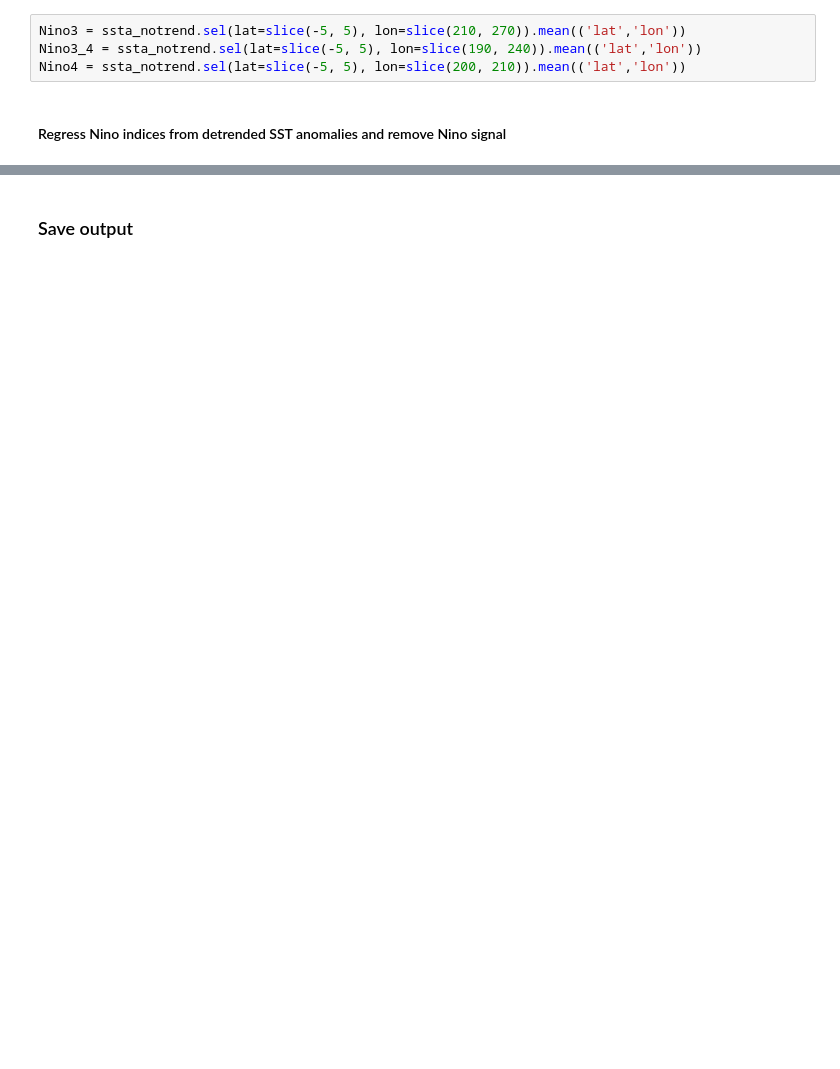
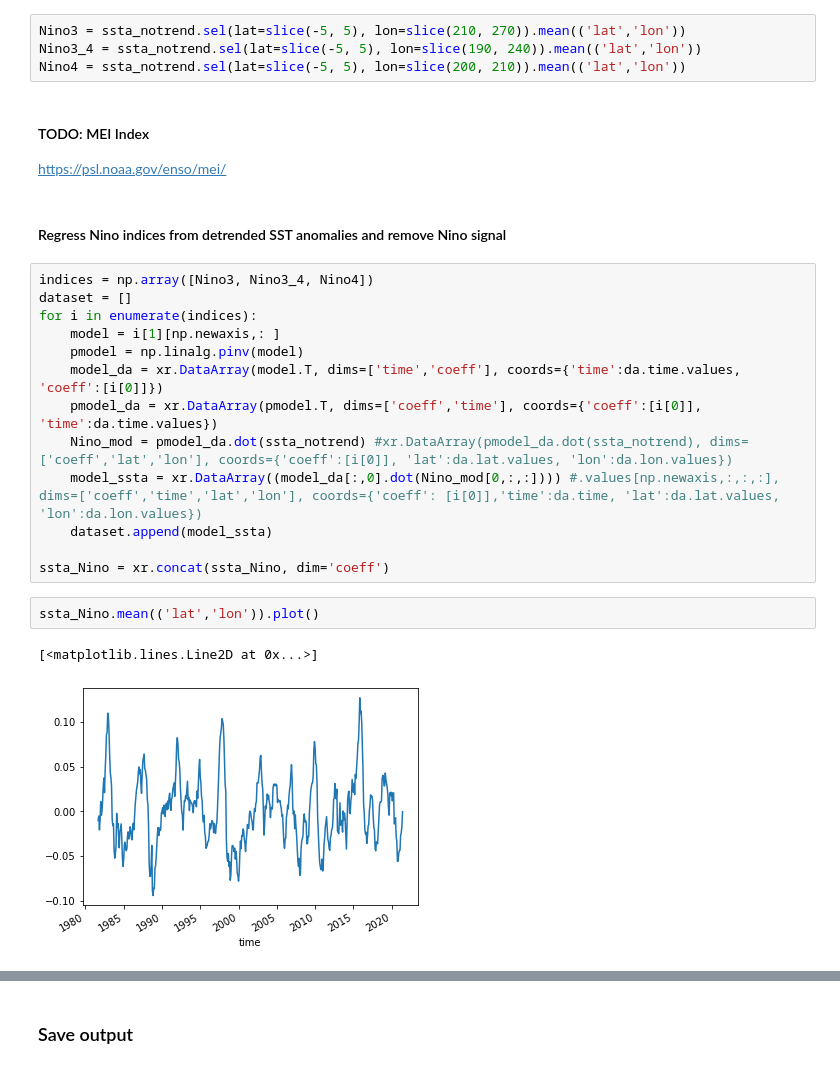
Before and after one commit to ocetrac/marine-heatwaves, a Jupyter notebook: 00_preprocess.ipynb, the cells around one changed output, grey strips where cells are left out. Drawn from its saved outputs; the diff is of its cells as text; blank space fills up the shorter version.

```diff
--- a/00_preprocess.ipynb
+++ b/00_preprocess.ipynb
@@ -85,6 +85,27 @@ ssta_trend.mean(('lat','lon')).plot()
 Nino3 = ssta_notrend.sel(lat=slice(-5, 5), lon=slice(210, 270)).mean(('lat','lon'))
 Nino3_4 = ssta_notrend.sel(lat=slice(-5, 5), lon=slice(190, 240)).mean(('lat','lon'))
 Nino4 = ssta_notrend.sel(lat=slice(-5, 5), lon=slice(200, 210)).mean(('lat','lon'))
+# %% [markdown]
+#### TODO: MEI Index
+https://psl.noaa.gov/enso/mei/
 # %% [markdown]
 #### Regress Nino indices from detrended SST anomalies and remove Nino signal
+# %%
+indices = np.array([Nino3, Nino3_4, Nino4])
+dataset = []
+for i in enumerate(indices):
+    model = i[1][np.newaxis,: ]
+    pmodel = np.linalg.pinv(model)
+    model_da = xr.DataArray(model.T, dims=['time','coeff'], coords={'time':da.time.values, 'coeff':[i[0]]})
+    pmodel_da = xr.DataArray(pmodel.T, dims=['coeff','time'], coords={'coeff':[i[0]], 'time':da.time.values})
+    Nino_mod = pmodel_da.dot(ssta_notrend) #xr.DataArray(pmodel_da.dot(ssta_notrend), dims=['coeff','lat','lon'], coords={'coeff':[i[0]], 'lat':da.lat.values, 'lon':da.lon.values})
+    model_ssta = xr.DataArray((model_da[:,0].dot(Nino_mod[0,:,:]))) #.values[np.newaxis,:,:,:], dims=['coeff','time','lat','lon'], coords={'coeff': [i[0]],'time':da.time, 'lat':da.lat.values, 'lon':da.lon.values})
+    dataset.append(model_ssta)
+
+ssta_Nino = xr.concat(ssta_Nino, dim='coeff')
+# %%
+ssta_Nino.mean(('lat','lon')).plot()
+# %% [output]
+[<matplotlib.lines.Line2D at 0x...>]
+[figure, added]
 # %%
```
Also changed, not shown: parts of 28 cells of this notebook, 3 other files.
